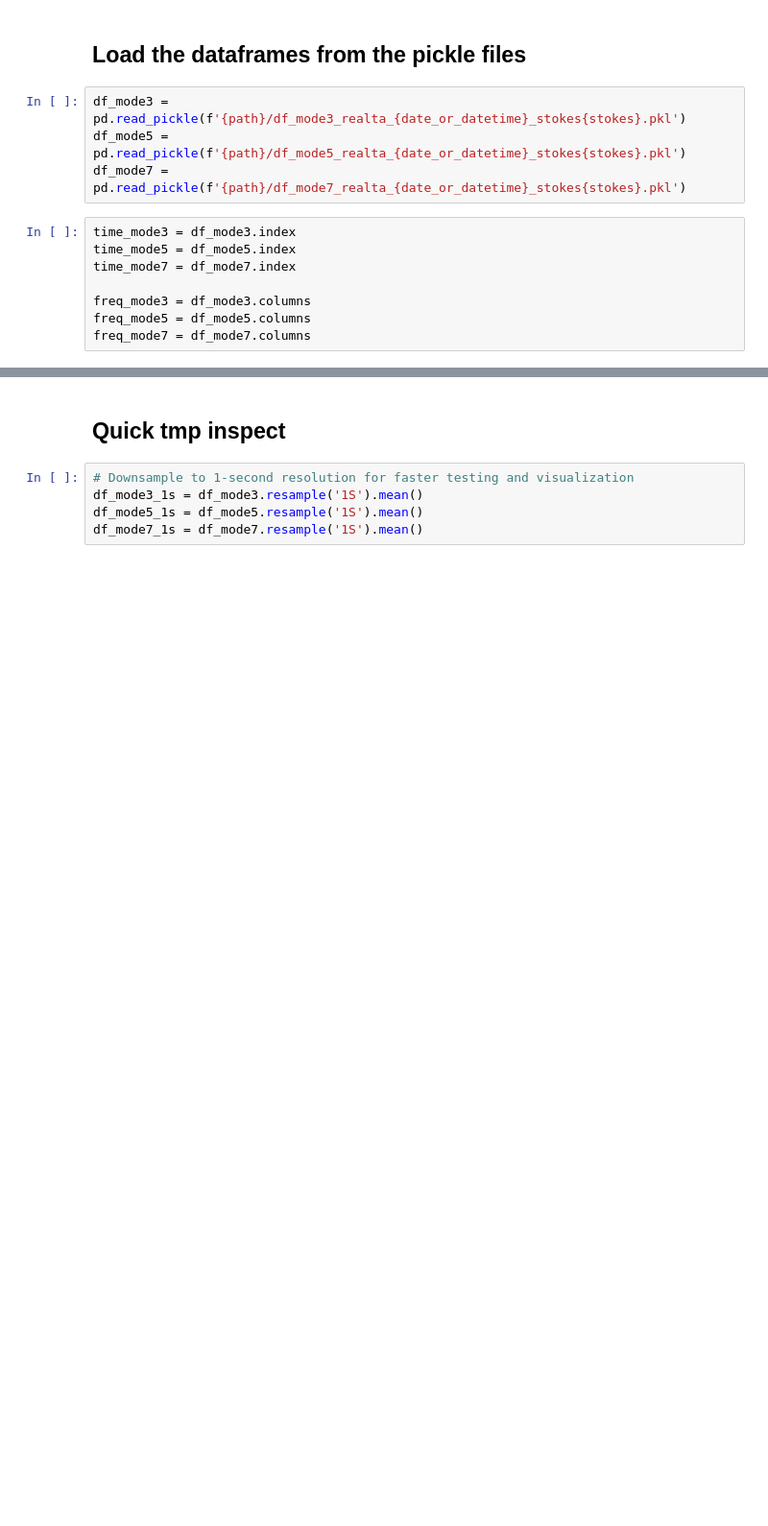
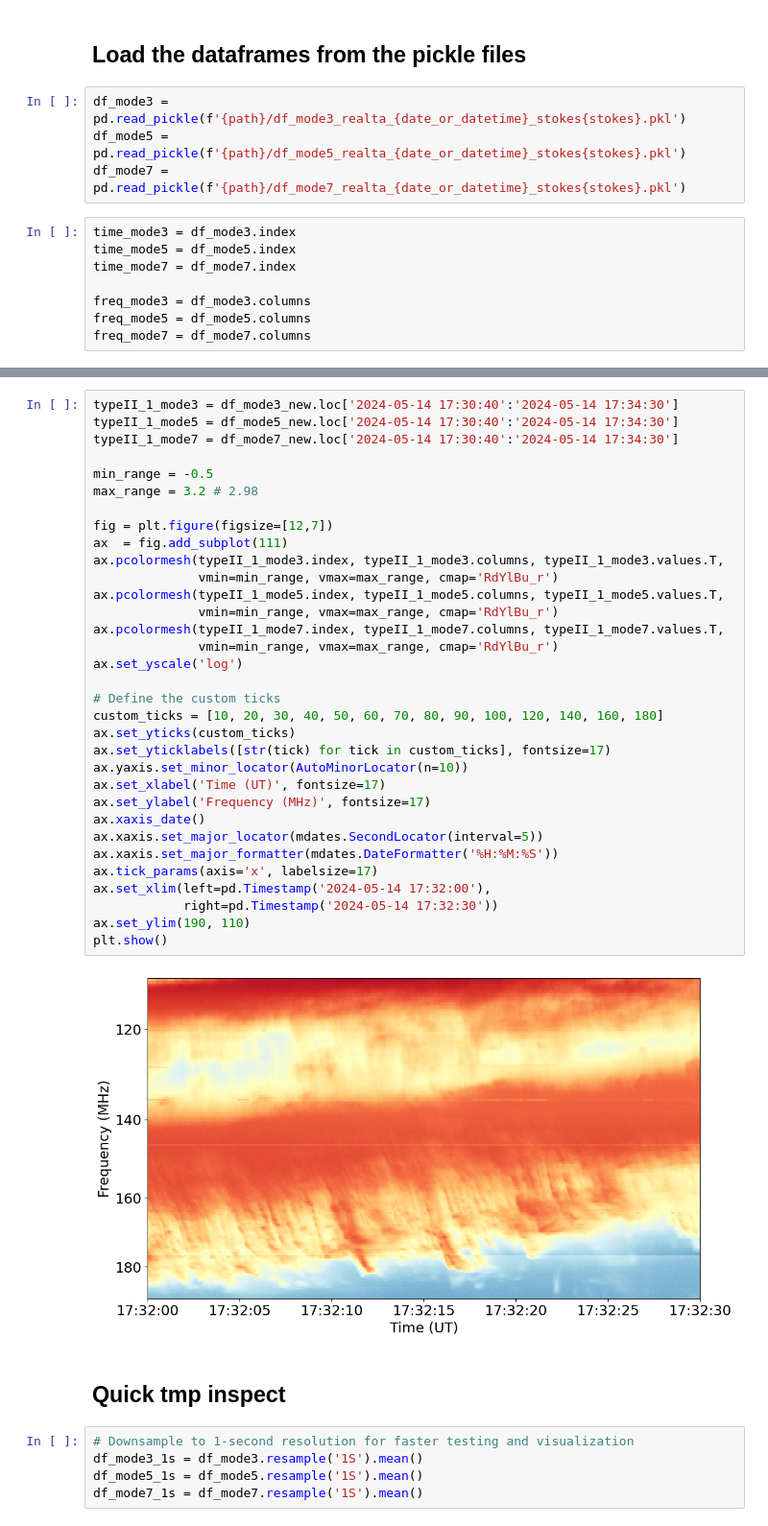
Before and after one commit to MohamedNedal/dias_work, a Jupyter notebook: plot_realita_spectra_v3.ipynb, the cells around one changed output, grey strips where cells are left out. Shown at 96% size. Drawn from its saved outputs; the diff is of its cells as text; blank space fills up the shorter version.

```diff
--- a/plot_realita_spectra_v3.ipynb
+++ b/plot_realita_spectra_v3.ipynb
@@ -212,3 +310,38 @@ freq_mode7 = df_mode7.columns
+# %%
+typeII_1_mode3 = df_mode3_new.loc['2024-05-14 17:30:40':'2024-05-14 17:34:30']
+typeII_1_mode5 = df_mode5_new.loc['2024-05-14 17:30:40':'2024-05-14 17:34:30']
+typeII_1_mode7 = df_mode7_new.loc['2024-05-14 17:30:40':'2024-05-14 17:34:30']
+
+min_range = -0.5
+max_range = 3.2 # 2.98
+
+fig = plt.figure(figsize=[12,7])
+ax  = fig.add_subplot(111)
+ax.pcolormesh(typeII_1_mode3.index, typeII_1_mode3.columns, typeII_1_mode3.values.T,
+              vmin=min_range, vmax=max_range, cmap='RdYlBu_r')
+ax.pcolormesh(typeII_1_mode5.index, typeII_1_mode5.columns, typeII_1_mode5.values.T,
+              vmin=min_range, vmax=max_range, cmap='RdYlBu_r')
+ax.pcolormesh(typeII_1_mode7.index, typeII_1_mode7.columns, typeII_1_mode7.values.T,
+              vmin=min_range, vmax=max_range, cmap='RdYlBu_r')
+ax.set_yscale('log')
+
+# Define the custom ticks
+custom_ticks = [10, 20, 30, 40, 50, 60, 70, 80, 90, 100, 120, 140, 160, 180]
+ax.set_yticks(custom_ticks)
+ax.set_yticklabels([str(tick) for tick in custom_ticks], fontsize=17)
+ax.yaxis.set_minor_locator(AutoMinorLocator(n=10))
+ax.set_xlabel('Time (UT)', fontsize=17)
+ax.set_ylabel('Frequency (MHz)', fontsize=17)
+ax.xaxis_date()
+ax.xaxis.set_major_locator(mdates.SecondLocator(interval=5))
+ax.xaxis.set_major_formatter(mdates.DateFormatter('%H:%M:%S'))
+ax.tick_params(axis='x', labelsize=17)
+ax.set_xlim(left=pd.Timestamp('2024-05-14 17:32:00'),
+            right=pd.Timestamp('2024-05-14 17:32:30'))
+ax.set_ylim(190, 110)
+plt.show()
+# %% [output]
+[figure, added]
 # %% [markdown]
 ## Quick tmp inspect
 # %%
```
Also changed, not shown: parts of 9 cells of this notebook, 6 other files.
